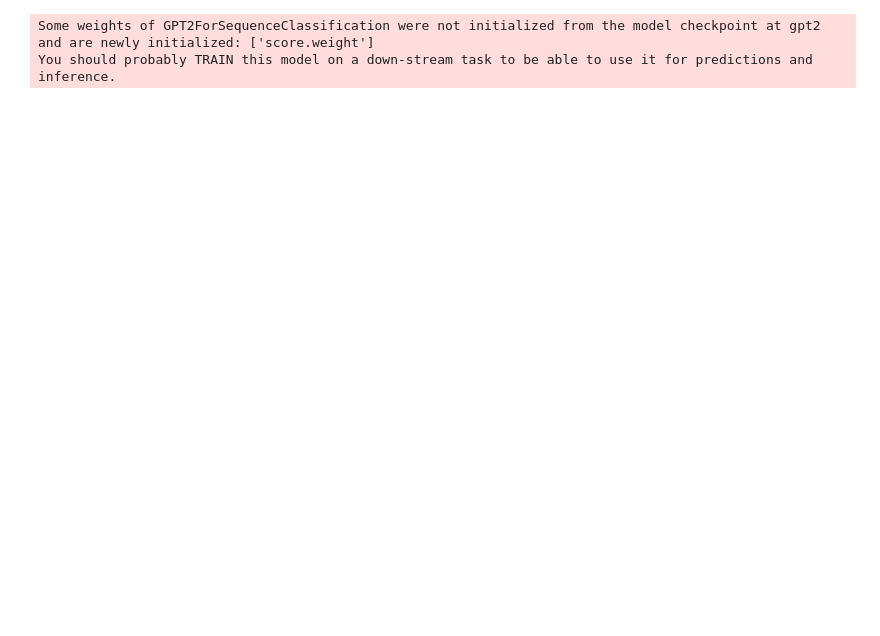
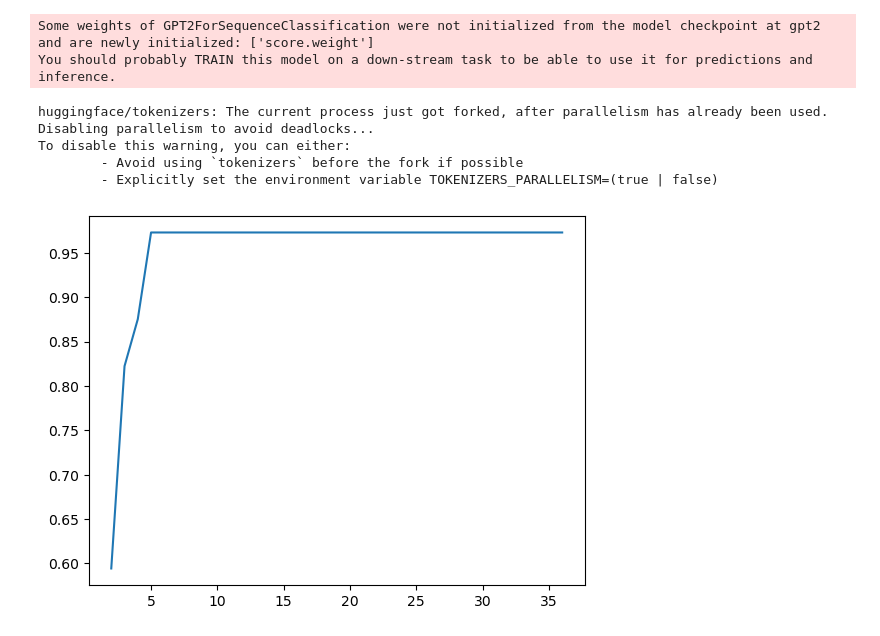
Before and after one commit to uva-bi-sdad/dspg22ari2, a Jupyter notebook: GP2_Analysis/Separated.ipynb, the cells around one changed output. Saved outputs shown, nothing was run; the diff lists cells and outputs as text; code cells hidden in the pictures; blank space fills up the shorter version.

```diff
--- a/GP2_Analysis/Separated.ipynb
+++ b/GP2_Analysis/Separated.ipynb
@@ -80,0 +98,39 @@ You should probably TRAIN this model on a down-stream task to be able to use it
+# %%
+#kmeans for all data
+
+# data
+X = final.iloc[:, 0:768]
+
+# scaler function
+scaler = StandardScaler()
+
+# scale the data
+scaled_features = scaler.fit_transform(X)
+
+# initialize vector for silhouette coefficients
+
+silhouette_coefficients = []
+
+# iterate through possible cluster amounts and apply kmeans
+
+for k in range(2, 37):
+    kmeans = KMeans(init = "random", n_clusters = k, n_init = 10, max_iter = 300, random_state = 42)
+    kmeans.fit(scaled_features)
+    score = silhouette_score(scaled_features, kmeans.labels_)
+    silhouette_coefficients.append(score)
+
+# plot silhouette coefficients
+plt.plot(range(2,37), silhouette_coefficients)
+
+#ideal is 5...calculate for this and add to "final"
+
+kmeans = KMeans(init = "random", n_clusters = 5, n_init = 10, max_iter = 300, random_state = 42)
+kmeans.fit(scaled_features)
+
+final.loc[:,'cluster'] = kmeans.labels_
+# %% [output]
+huggingface/tokenizers: The current process just got forked, after parallelism has already been used. Disabling parallelism to avoid deadlocks...
+To disable this warning, you can either:
+        - Avoid using `tokenizers` before the fork if possible
+        - Explicitly set the environment variable TOKENIZERS_PARALLELISM=(true | false)
+[figure, added]
```
Also changed, not shown: parts of 10 cells of this notebook, 1 other file.
